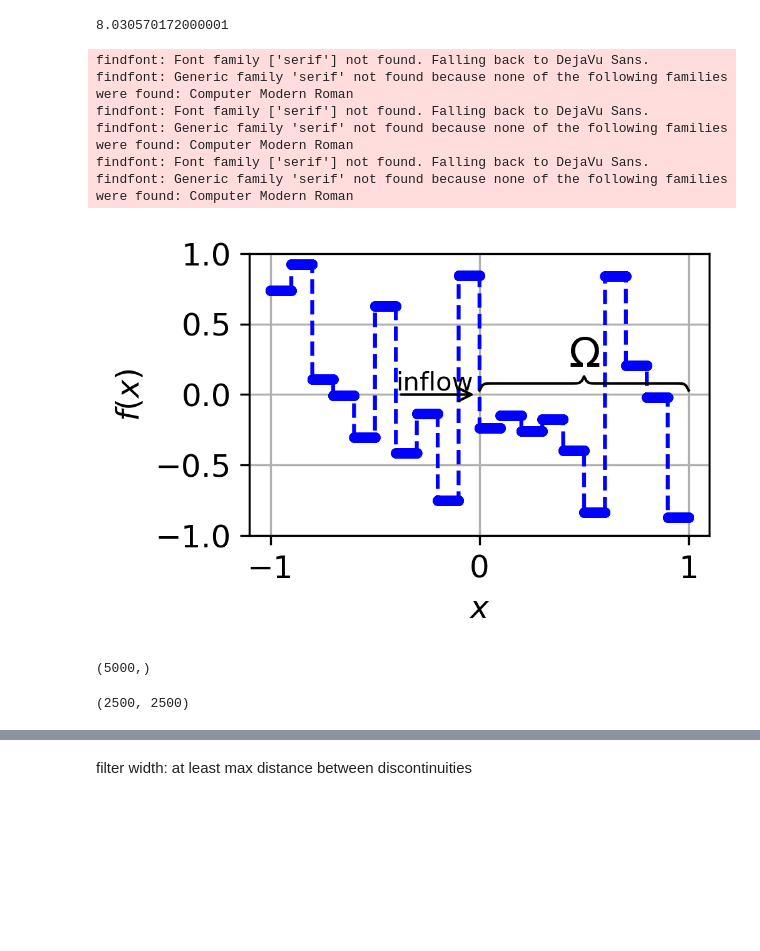
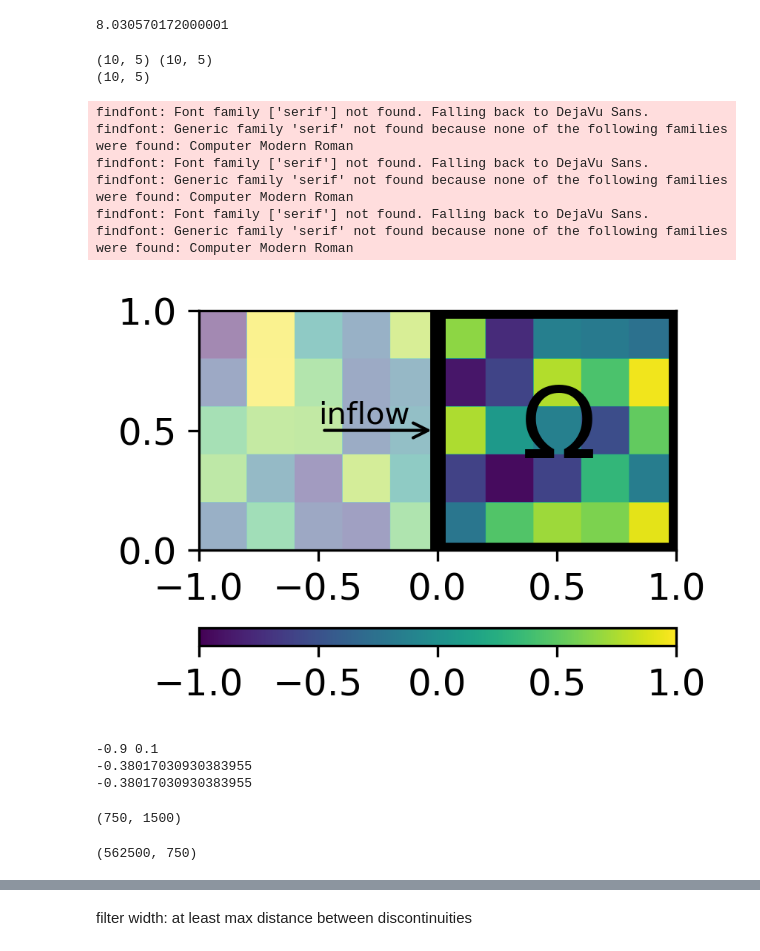
Before and after one commit to flabowski/n_widths_for_transport, a Jupyter notebook: random IC.ipynb, the cells around one changed output, grey strips where cells are left out. Drawn from its saved outputs; the diff is of its cells as text; code cells hidden in the pictures; blank space fills up the shorter version.

Commit message:
updated figures and initial commit for exact and estimated polynomial decay

```diff
--- a/random IC.ipynb
+++ b/random IC.ipynb
@@ -12,10 +13,12 @@ from basis_functions import SVD, Trigonometric, Trigonometric2, TrigonometricOdd
 # %%
 #%matplotlib widget
 # %%
-dim = 1
+dim = 2
 if dim == 1:
-    m, n, r = 2500, 2500, 1500
+    m, n, r = 2500, 2500, 2500
+    s = 20  # steps
 if dim == 2:
+    s = 5
     m1, m2, n, r = 750, 750, 750,  500
 #x = Domain([0, 1], m)
 # %%
@@ -98,7 +101,7 @@ def plot_f_2D(y):
     ax.text(-.5, 0.53, r'inflow', fontdict={"fontsize": 10})
     ax.annotate("", xy=(0.0, 0.5), xytext=(-.5, 0.5), color="white", arrowprops=dict(arrowstyle="->"))
     #plt.show()
-    return
+    return fig, ax
 # %%
 def make_random_IC(s=20):
     xe = np.linspace(-1, 1, s+1)
@@ -135,43 +138,48 @@ def make_random_IC_2D(nx=20, ny=10):
     yi = (ye[1:]+ye[:-1])/2
 
     #Xi, Yi = np.meshgrid(xi, yi, indexing="xy")
     #pts = np.c_[Xi.ravel(), Yi.ravel()]
     #y = interp(pts).reshape(m, 2*m)
 
     #Xi, Yi = np.meshgrid(xi, yi, indexing="ij")
     #pts = np.c_[Xi.ravel(), Yi.ravel()]
     #y = interp(pts).reshape(2*m, m).T
 
     Yi, Xi = np.meshgrid(yi, xi, indexing="ij")
     pts = np.c_[Xi.ravel(), Yi.ravel()]
     y = interp(pts).reshape(m1, 2*m2)
 
     plot_f_2D(y)
     #fig, ax = plt.subplots()
     #plt.scatter(Xm, Ym, c=steps, vmin=-1, vmax=1, zorder=2, edgecolors='black')
     plt.show()
     print(xm[0], ym[0])
     print(steps[0, 0])
     print(y[0, 0])
 
     return y
 
 if dim == 1:
-    s = 20
+
     f = make_random_IC(s=s)
 if dim == 2:
-    s = 4
+
     f = make_random_IC_2D(nx=s*2, ny=s)
 f.shape
 # %% [output]
-findfont: Font family ['serif'] not found. Falling back to DejaVu Sans.
-findfont: Generic family 'serif' not found because none of the following families were found: Computer Modern Roman
-findfont: Font family ['serif'] not found. Falling back to DejaVu Sans.
-findfont: Generic family 'serif' not found because none of the following families were found: Computer Modern Roman
-findfont: Font family ['serif'] not found. Falling back to DejaVu Sans.
-findfont: Generic family 'serif' not found because none of the following families were found: Computer Modern Roman
+(10, 5) (10, 5)
+(10, 5)
+findfont: Font family ['serif'] not found. Falling back to DejaVu Sans.
+findfont: Generic family 'serif' not found because none of the following families were found: Computer Modern Roman
+findfont: Font family ['serif'] not found. Falling back to DejaVu Sans.
+findfont: Generic family 'serif' not found because none of the following families were found: Computer Modern Roman
+findfont: Font family ['serif'] not found. Falling back to DejaVu Sans.
+findfont: Generic family 'serif' not found because none of the following families were found: Computer Modern Roman
-[figure, old version]
+[figure, new version]
-(5000,)
+-0.9 0.1
+-0.38017030930383955
+-0.38017030930383955
+(750, 1500)
 # %%
 if dim == 1:
     X = np.zeros((m, n))
@@ -185,7 +193,7 @@ if dim == 2:
     #plt.imshow(X, interpolation="nearest")
 print(X.shape)
 # %% [output]
-(2500, 2500)
+(562500, 750)
 # %%
 def ddx(y, n=1):
     derivative = y
```
Also changed, not shown: parts of 5 cells of this notebook, 4 other files.
